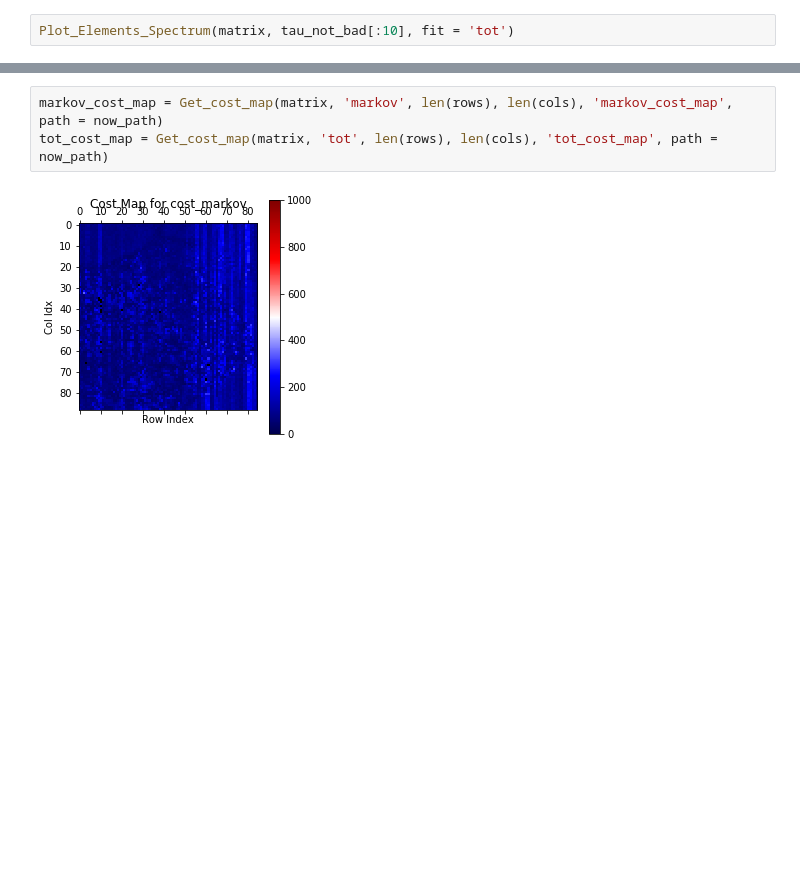
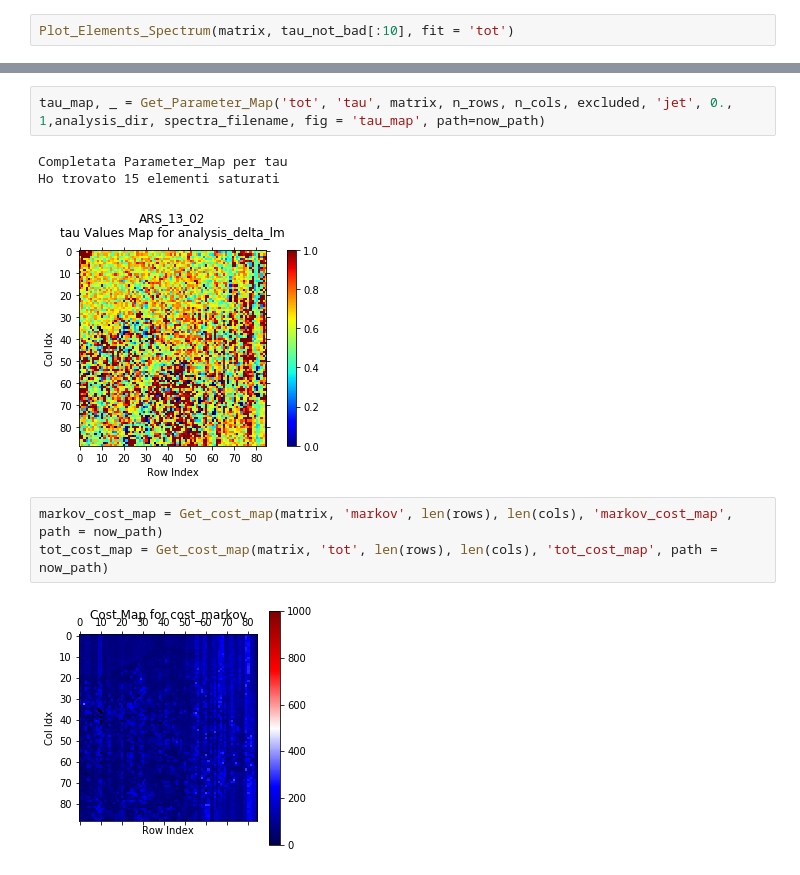
Before and after one commit to flautodipan/Python_Libraries, a Jupyter notebook: Experimentum_analysis.ipynb, the cells around one changed output, grey strips where cells are left out. Drawn from its saved outputs; the diff is of its cells as text; blank space fills up the shorter version.

```diff
--- a/Experimentum_analysis.ipynb
+++ b/Experimentum_analysis.ipynb
@@ -534,3 +481,9 @@ AttributeError: 'Spectrum' object has no attribute 'Tot_Fit_Params'
+# %%
+tau_map, _ = Get_Parameter_Map('tot', 'tau', matrix, n_rows, n_cols, excluded, 'jet', 0., 1,analysis_dir, spectra_filename, fig = 'tau_map', path=now_path)
+# %% [output]
+Completata Parameter_Map per tau
+Ho trovato 15 elementi saturati
+[figure, added]
 # %%
 markov_cost_map = Get_cost_map(matrix, 'markov', len(rows), len(cols), 'markov_cost_map', path = now_path)
 tot_cost_map = Get_cost_map(matrix, 'tot', len(rows), len(cols), 'tot_cost_map', path = now_path)
```
Also changed, not shown: parts of 29 cells of this notebook, 2 other files.
